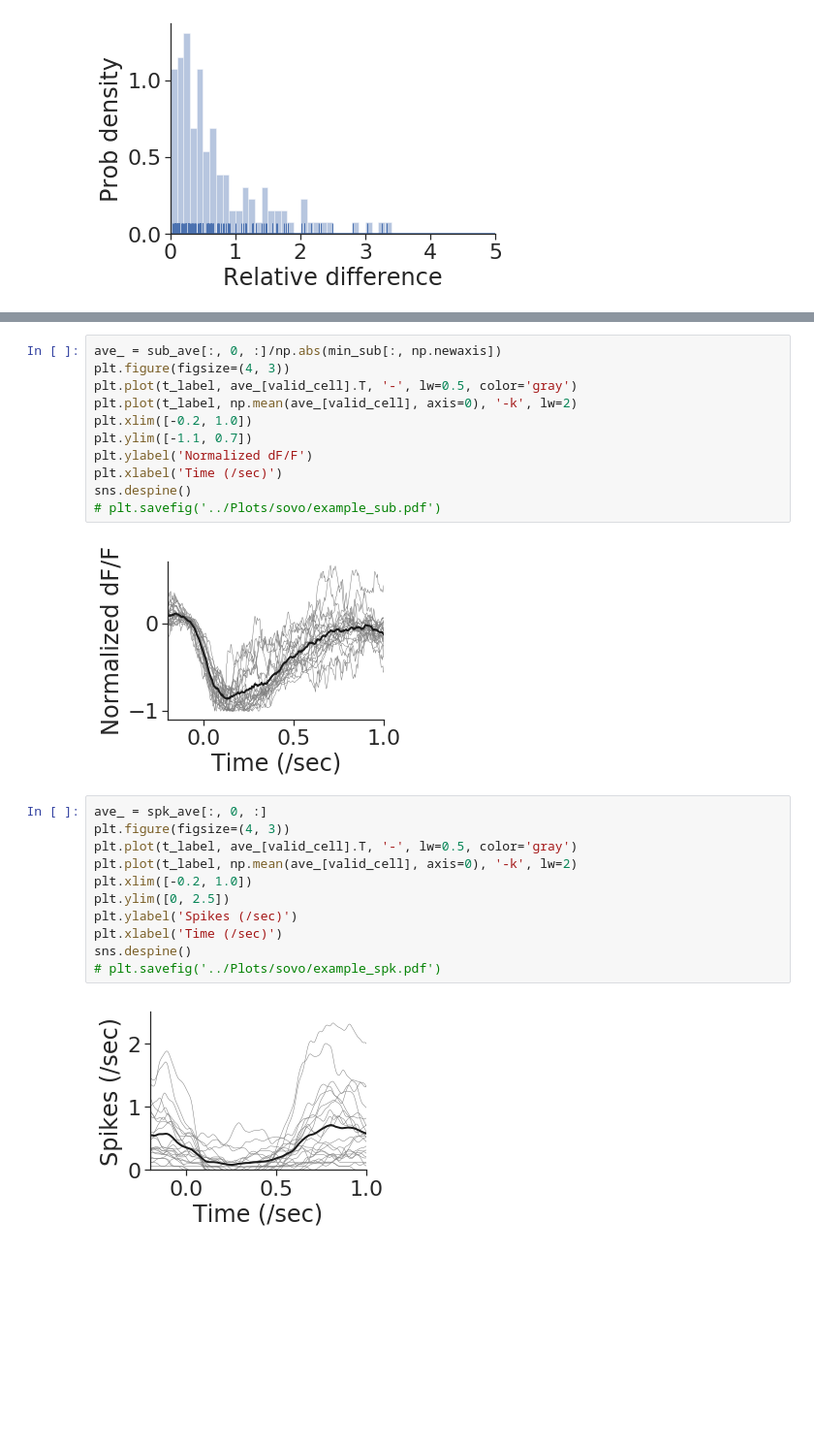
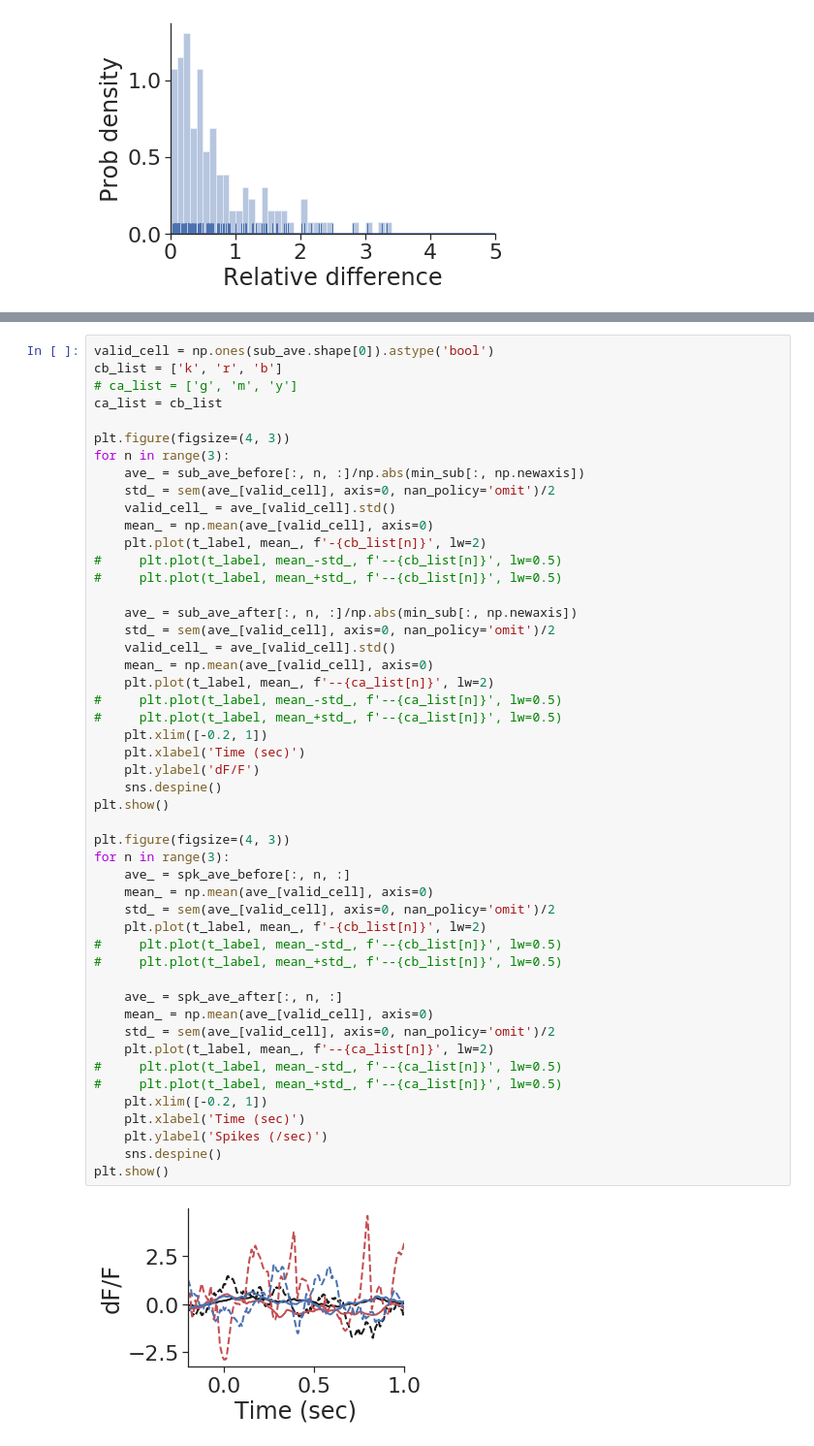
Before and after one commit to zqwei/DRN_voltage_analysis, a Jupyter notebook: Notebooks/sovo_ablt.ipynb, the cells around one changed output, grey strips where cells are left out. Shown at 97% size. Drawn from its saved outputs; the diff is of its cells as text; blank space fills up the shorter version.

```diff
--- a/Notebooks/sovo_ablt.ipynb
+++ b/Notebooks/sovo_ablt.ipynb
@@ -381,26 +215,51 @@ for n in range(3):
-# %%
-ave_ = sub_ave[:, 0, :]/np.abs(min_sub[:, np.newaxis])
-plt.figure(figsize=(4, 3))
-plt.plot(t_label, ave_[valid_cell].T, '-', lw=0.5, color='gray')
-plt.plot(t_label, np.mean(ave_[valid_cell], axis=0), '-k', lw=2)
-plt.xlim([-0.2, 1.0])
-plt.ylim([-1.1, 0.7])
-plt.ylabel('Normalized dF/F')
-plt.xlabel('Time (/sec)')
-sns.despine()
-# plt.savefig('../Plots/sovo/example_sub.pdf')
-# %% [output]
-[figure, removed]
-# %%
-ave_ = spk_ave[:, 0, :]
-plt.figure(figsize=(4, 3))
-plt.plot(t_label, ave_[valid_cell].T, '-', lw=0.5, color='gray')
-plt.plot(t_label, np.mean(ave_[valid_cell], axis=0), '-k', lw=2)
-plt.xlim([-0.2, 1.0])
-plt.ylim([0, 2.5])
-plt.ylabel('Spikes (/sec)')
-plt.xlabel('Time (/sec)')
-sns.despine()
-# plt.savefig('../Plots/sovo/example_spk.pdf')
-# %% [output]
-[figure, removed]
+# %%
+valid_cell = np.ones(sub_ave.shape[0]).astype('bool')
+cb_list = ['k', 'r', 'b']
+# ca_list = ['g', 'm', 'y']
+ca_list = cb_list
+
+plt.figure(figsize=(4, 3))
+for n in range(3):
+    ave_ = sub_ave_before[:, n, :]/np.abs(min_sub[:, np.newaxis])
+    std_ = sem(ave_[valid_cell], axis=0, nan_policy='omit')/2
+    valid_cell_ = ave_[valid_cell].std()
+    mean_ = np.mean(ave_[valid_cell], axis=0)
+    plt.plot(t_label, mean_, f'-{cb_list[n]}', lw=2)
+#     plt.plot(t_label, mean_-std_, f'--{cb_list[n]}', lw=0.5)
+#     plt.plot(t_label, mean_+std_, f'--{cb_list[n]}', lw=0.5)
+
+    ave_ = sub_ave_after[:, n, :]/np.abs(min_sub[:, np.newaxis])
+    std_ = sem(ave_[valid_cell], axis=0, nan_policy='omit')/2
+    valid_cell_ = ave_[valid_cell].std()
+    mean_ = np.mean(ave_[valid_cell], axis=0)
+    plt.plot(t_label, mean_, f'--{ca_list[n]}', lw=2)
+#     plt.plot(t_label, mean_-std_, f'--{ca_list[n]}', lw=0.5)
+#     plt.plot(t_label, mean_+std_, f'--{ca_list[n]}', lw=0.5)
+    plt.xlim([-0.2, 1])
+    plt.xlabel('Time (sec)')
+    plt.ylabel('dF/F')
+    sns.despine()
+plt.show()
+
+plt.figure(figsize=(4, 3))
+for n in range(3):
+    ave_ = spk_ave_before[:, n, :]
+    mean_ = np.mean(ave_[valid_cell], axis=0)
+    std_ = sem(ave_[valid_cell], axis=0, nan_policy='omit')/2
+    plt.plot(t_label, mean_, f'-{cb_list[n]}', lw=2)
+#     plt.plot(t_label, mean_-std_, f'--{cb_list[n]}', lw=0.5)
+#     plt.plot(t_label, mean_+std_, f'--{cb_list[n]}', lw=0.5)
+
+    ave_ = spk_ave_after[:, n, :]
+    mean_ = np.mean(ave_[valid_cell], axis=0)
+    std_ = sem(ave_[valid_cell], axis=0, nan_policy='omit')/2
+    plt.plot(t_label, mean_, f'--{ca_list[n]}', lw=2)
+#     plt.plot(t_label, mean_-std_, f'--{ca_list[n]}', lw=0.5)
+#     plt.plot(t_label, mean_+std_, f'--{ca_list[n]}', lw=0.5)
+    plt.xlim([-0.2, 1])
+    plt.xlabel('Time (sec)')
+    plt.ylabel('Spikes (/sec)')
+    sns.despine()
+plt.show()
+# %% [output]
+[figure, added]
```
Also changed, not shown: parts of 15 cells of this notebook, 2 other files.
